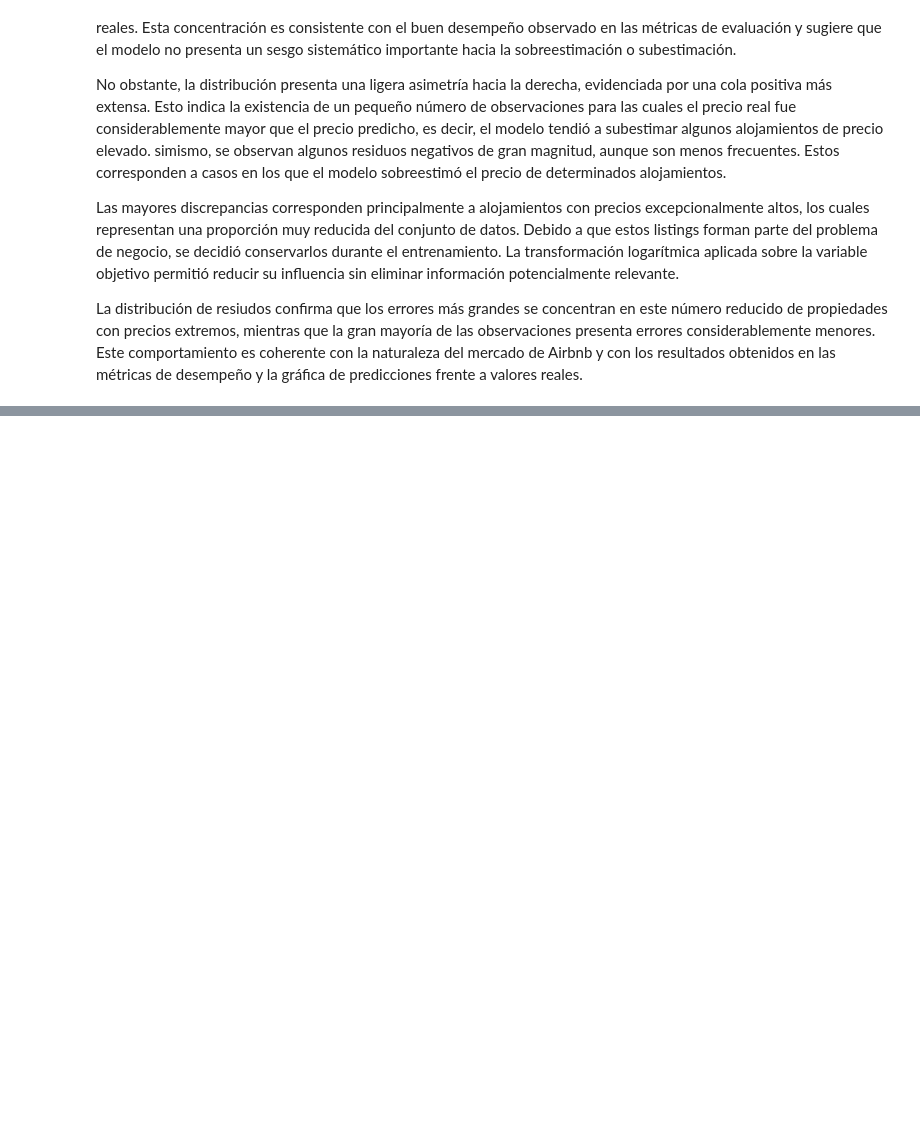
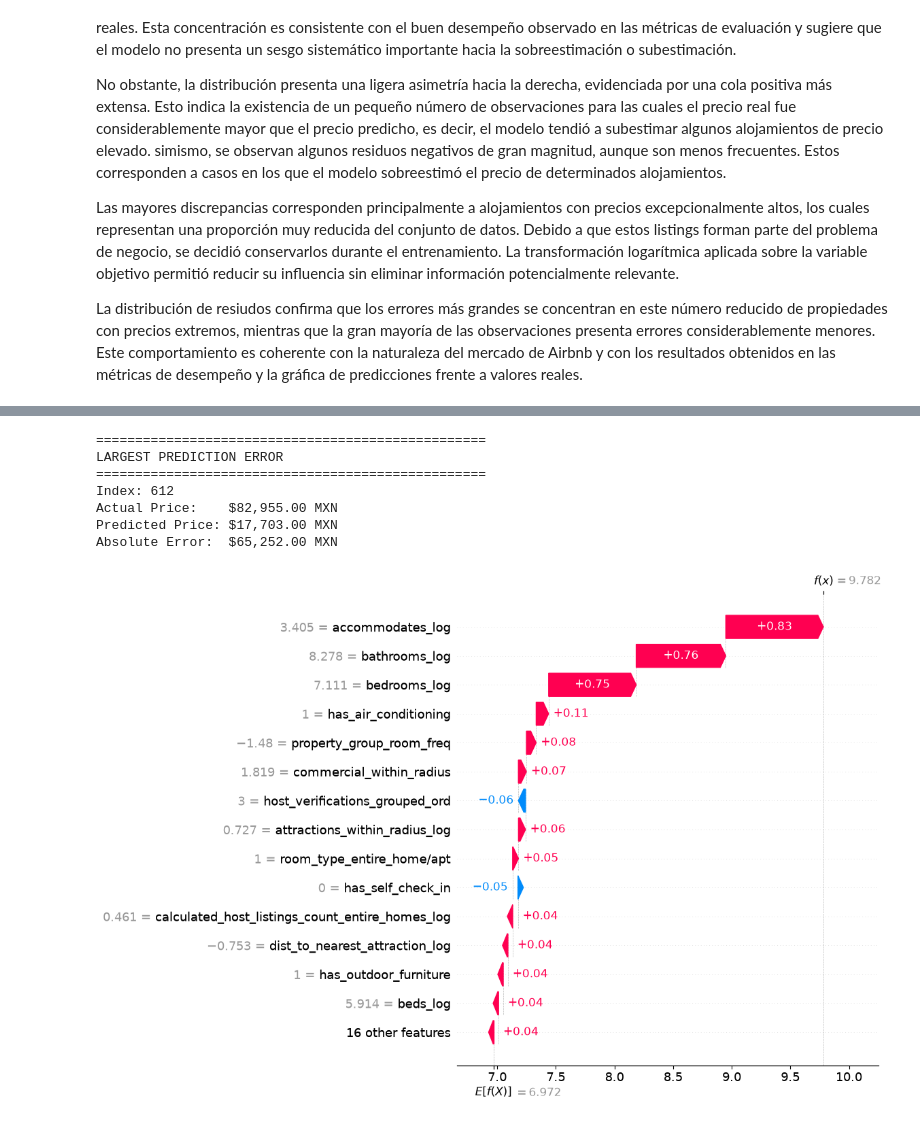
Before and after one commit to josue-rdgzcb/airbnb-price-prediction-mexico-city, a Jupyter notebook: notebooks/03_modeling.ipynb, the cells around one changed output, grey strips where cells are left out. Cells and saved outputs as stored; diff of their text form; code cells hidden in the pictures; blank space fills up the shorter version.

```diff
--- a/notebooks/03_modeling.ipynb
+++ b/notebooks/03_modeling.ipynb
@@ -1500,0 +1669,38 @@ La distribución de resiudos confirma que los errores más grandes se concentran
+# %%
+# SHAP WATERFALL PLOT - CASE 2: LARGEST PREDICTION ERROR
+
+# Largest absolute prediction error
+largest_error_index = np.argmax(
+    np.abs(y_test_real.values - y_pred_real)
+)
+
+print("=" * 50)
+print("LARGEST PREDICTION ERROR")
+print("=" * 50)
+print(f"Index: {largest_error_index}")
+print(f"Actual Price:    ${y_test_real.iloc[largest_error_index]:,.2f} MXN")
+print(f"Predicted Price: ${y_pred_real[largest_error_index]:,.2f} MXN")
+print(
+    f"Absolute Error:  "
+    f"${abs(y_test_real.iloc[largest_error_index]-y_pred_real[largest_error_index]):,.2f} MXN"
+)
+
+# SHAP explanation
+largest_error_explanation = explainer(
+    X_test_processed.iloc[[largest_error_index]]
+)
+
+# Waterfall plot
+shap.plots.waterfall(
+    largest_error_explanation[0],
+    max_display=15
+)
+# %% [output]
+==================================================
+LARGEST PREDICTION ERROR
+==================================================
+Index: 612
+Actual Price:    $82,955.00 MXN
+Predicted Price: $17,703.00 MXN
+Absolute Error:  $65,252.00 MXN
+[figure, added]
```
Also changed, not shown: parts of 24 cells of this notebook.
